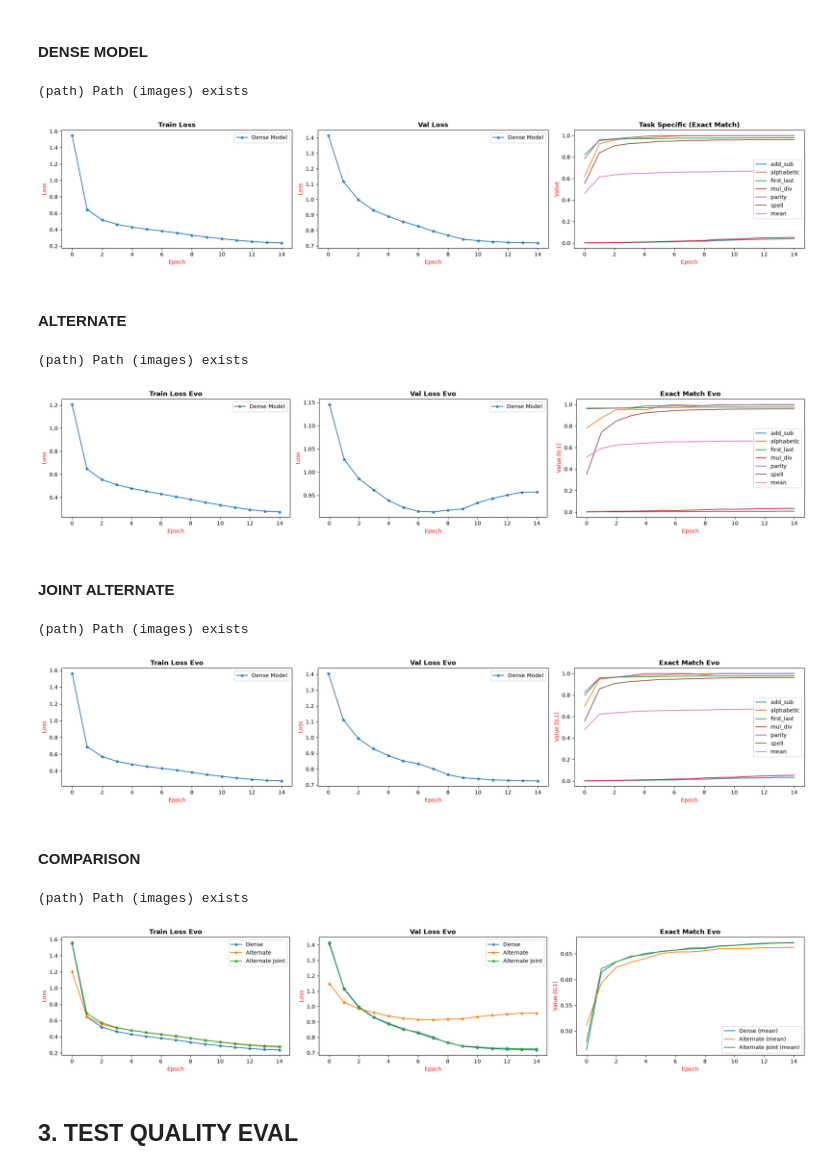
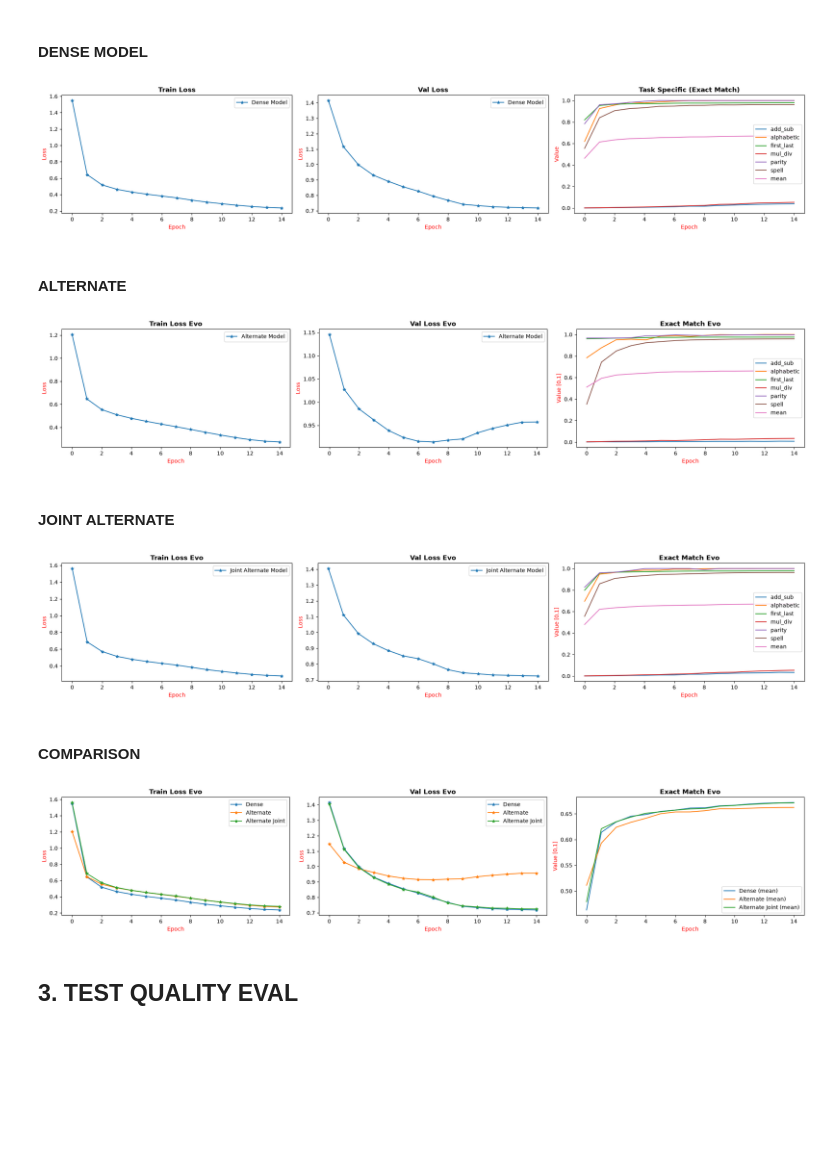
Before and after one commit to cmc186/GPT2_MOE, a Jupyter notebook: src/gpt2_moe/train_test/experiments.ipynb, the cells around one changed output. Cells and saved outputs as stored; diff of their text form; code cells hidden in the pictures; blank space fills up the shorter version.

```diff
--- a/src/gpt2_moe/train_test/experiments.ipynb
+++ b/src/gpt2_moe/train_test/experiments.ipynb
@@ -164,7 +165,7 @@ def model_loader(param_source_name:str, target_model:dict)->tuple[GPTMOE, list[d
             param_source_name(str):
                 YAML name where params live
             target_model(dict):
-                Dictioary containing needed data
+                Dictionary containing needed data
                 to retrieve the seeked model
 
         Returns:
@@ -350,6 +351,10 @@ def versus_plotter(storages:list[list[dict]], params:list[str], aditional_config
                 The params to plot
             aditional_config(dict):
                 Aditional config for the plot
+
+        Returns:
+            None:
+                No value is returned
 
     """
     # Define base path
@@ -431,9 +436,8 @@ aditional_config = {
                 }
 
 # Call the function
-versus_plotter(storages =  storages, params = params,  aditional_config = aditional_config, filename = 'dense_1.png')
+versus_plotter(storages =  storages, params = params,  aditional_config = aditional_config, filename = 'dense.png')
 # %% [output]
-(path) Path (images) exists
 [figure]
 # %% [markdown]
 #### **ALTERNATE**
@@ -443,7 +447,7 @@ params = ["train_loss", "val_loss", "exact_match"]
 storages = [full_alternate_evo]
 aditional_config = {
                     "titles":["Train Loss Evo", "Val Loss Evo", "Exact Match Evo"],
-                    "names":["Dense Model", "Seq Alternate MoE"],
+                    "names":["Alternate Model"],
                     "labels": [["Epoch", "Loss"], ["Epoch", "Loss"], ["Epoch", "Value [0,1]"]],
                     "plot_params": {"marker":'*'},
                     "selected_tasks": None
@@ -453,28 +457,26 @@ aditional_config = {
 # Call the function
 versus_plotter(storages =  storages, params = params,  aditional_config = aditional_config, filename = 'alternate.png')
 # %% [output]
-(path) Path (images) exists
 [figure]
 # %% [markdown]
 #### **JOINT ALTERNATE**
 # %%
 # Define params
 params = ["train_loss", "val_loss", "exact_match"]
 storages = [full_alternate_joint_evo]
 aditional_config = {
                     "titles":["Train Loss Evo", "Val Loss Evo", "Exact Match Evo"],
-                    "names":["Dense Model", "Seq Alternate MoE"],
+                    "names":["Joint Alternate Model"],
                     "labels": [["Epoch", "Loss"], ["Epoch", "Loss"], ["Epoch", "Value [0,1]"]],
                     "plot_params": {"marker":'*'},
                     "selected_tasks": None
 
                 }
 
 # Call the function
 versus_plotter(storages =  storages, params = params,  aditional_config = aditional_config, filename = 'alternate_joint.png')
 # %% [output]
-(path) Path (images) exists
-[figure, old version]
+[figure, new version]
 # %% [markdown]
 #### **COMPARISON**
 # %%
@@ -491,9 +493,8 @@ aditional_config = {
                 }
 
 # Call the function
-versus_plotter(storages =  storages, params = params,  aditional_config = aditional_config, filename = 'test3.png')
+versus_plotter(storages =  storages, params = params,  aditional_config = aditional_config, filename = 'comparison.png')
 # %% [output]
-(path) Path (images) exists
 [figure]
 # %% [markdown]
 ## **3. TEST QUALITY EVAL**
```
Also changed, not shown: parts of 15 cells of this notebook, 37 other files.
